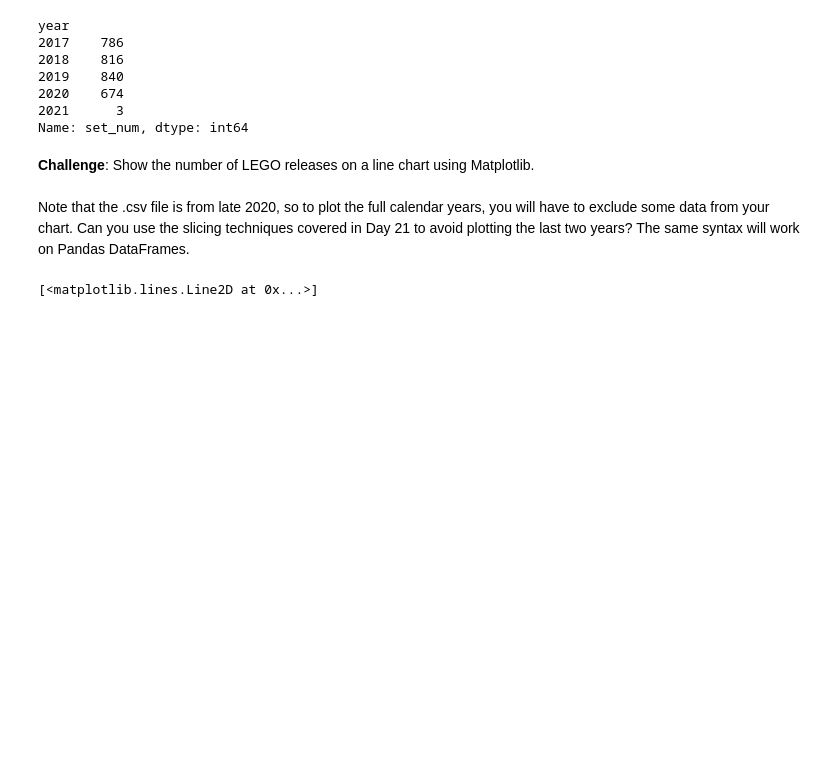
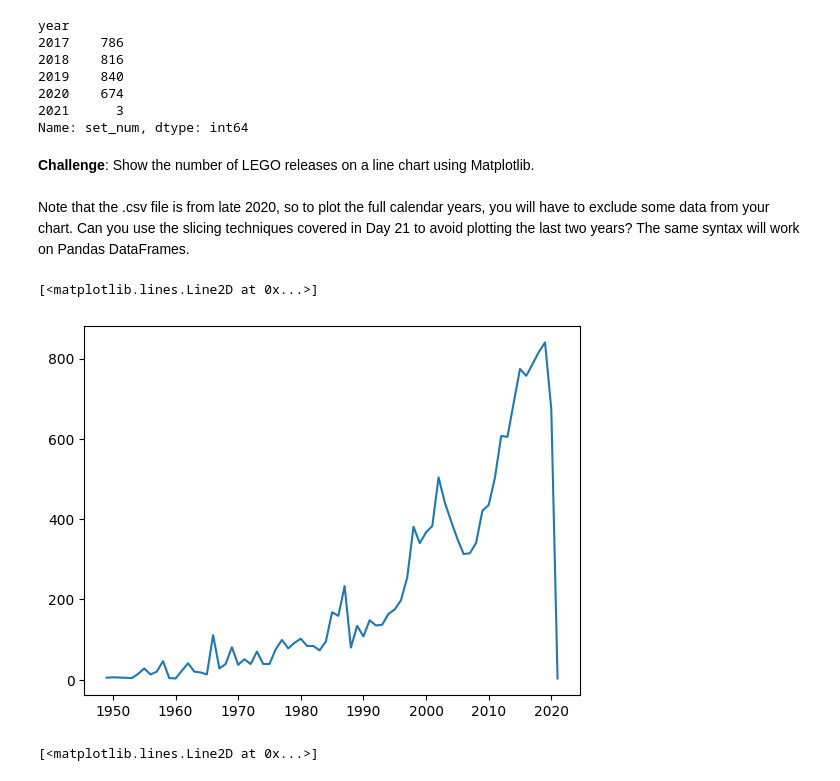
Before and after one commit to Soulbolt/day-74-aggregate-merge-data-with-pandas, a Jupyter notebook: Lego_Analysis_for_Course_(start).ipynb, the cells around one changed output. Saved outputs shown, nothing was run; the diff lists cells and outputs as text; code cells hidden in the pictures; blank space fills up the shorter version.

```diff
--- a/Lego_Analysis_for_Course_(start).ipynb
+++ b/Lego_Analysis_for_Course_(start).ipynb
@@ -160,4 +160,9 @@ Name: set_num, dtype: int64
 **Challenge**: Show the number of LEGO releases on a line chart using Matplotlib. <br>
 <br>
 Note that the .csv file is from late 2020, so to plot the full calendar years, you will have to exclude some data from your chart. Can you use the slicing techniques covered in Day 21 to avoid plotting the last two years? The same syntax will work on Pandas DataFrames.
+# %%
+plt.plot(sets_by_year.index, sets_by_year.set_num)  # What we dont want.
+# %% [output]
+[<matplotlib.lines.Line2D at 0x...>]
+[figure, added]
 # %%
```
Also changed, not shown: parts of 6 cells of this notebook.
